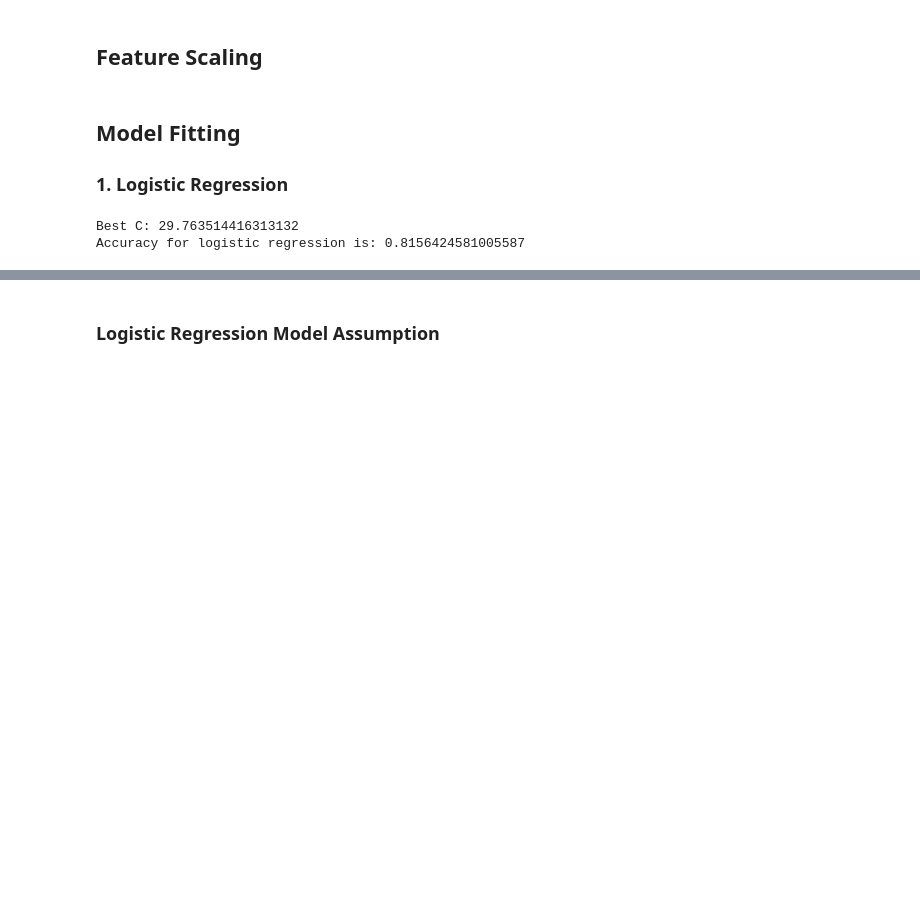
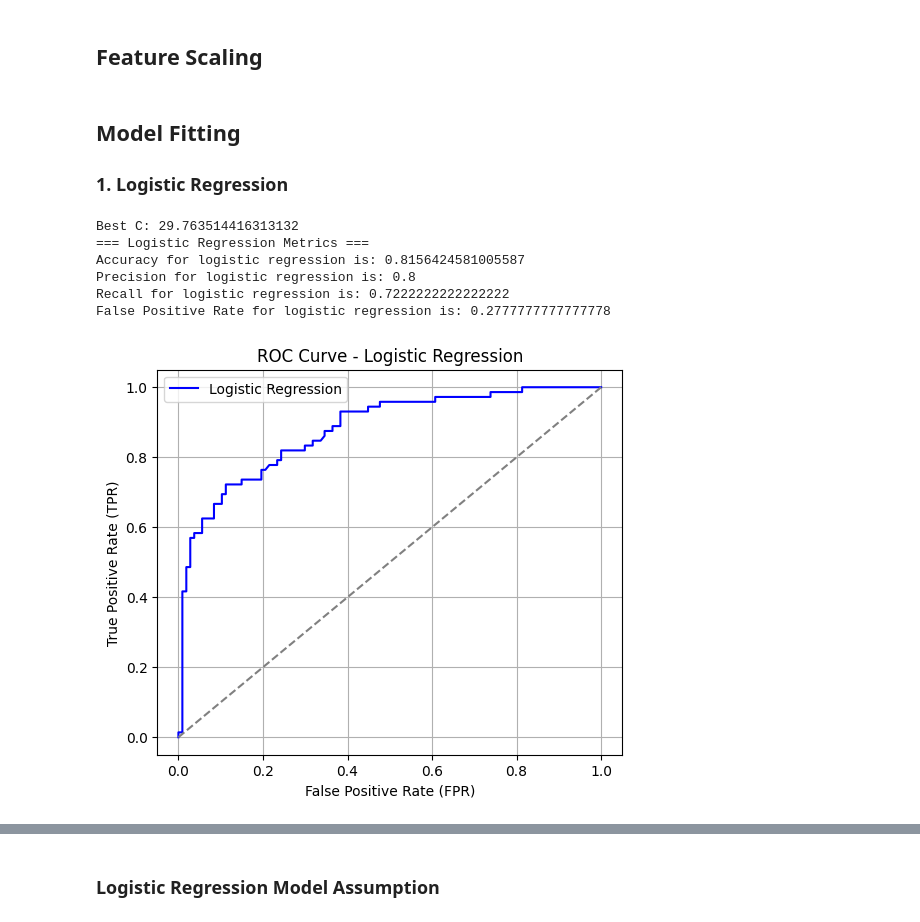
Before and after one commit to howiess/Competition, a Jupyter notebook: titanic.ipynb, the cells around one changed output, grey strips where cells are left out. Saved outputs shown, nothing was run; the diff lists cells and outputs as text; code cells hidden in the pictures; blank space fills up the shorter version.

Commit message:
added metric evaluations and visualizations

```diff
--- a/titanic.ipynb
+++ b/titanic.ipynb
@@ -127,7 +127,7 @@ df_test[scaling_col] = ss_scaler.fit_transform(df_test[scaling_col])
 # %%
 from sklearn.model_selection import train_test_split
 from sklearn.linear_model import LogisticRegressionCV
-from sklearn.metrics import accuracy_score
+from sklearn.metrics import accuracy_score, precision_score, recall_score, roc_curve, precision_recall_curve
 
 X = df_train.drop('Survived', axis=1)
 y = df_train['Survived']
@@ -143,7 +143,33 @@ lr_model = lr_model.fit(X_train, y_train)
 print(f"Best C: {lr_model.C_[0]}")
 
 y_pred = lr_model.predict(X_test)
+y_prob = lr_model.predict_proba(X_test)[:,1]
+
+fpr, tpr, _ = roc_curve(y_test, y_prob)
+precision_curve, recall_curve, _ = precision_recall_curve(y_test, y_prob)
+
+print(f"=== Logistic Regression Metrics ===")
 print(f'Accuracy for logistic regression is: {accuracy_score(y_test, y_pred)}')
+print(f'Precision for logistic regression is: {precision_score(y_test, y_pred)}')
+print(f'Recall for logistic regression is: {recall_score(y_test, y_pred)}')
+print(f'False Positive Rate for logistic regression is: {1-recall_score(y_test, y_pred)}')
 # %% [output]
 Best C: 29.763514416313132
+=== Logistic Regression Metrics ===
 Accuracy for logistic regression is: 0.8156424581005587
+Precision for logistic regression is: 0.8
+Recall for logistic regression is: 0.7222222222222222
+False Positive Rate for logistic regression is: 0.2777777777777778
+# %%
+# Plot ROC Curve
+plt.figure(figsize=(6, 5))
+plt.plot(fpr, tpr, label="Logistic Regression", color='blue')
+plt.plot([0, 1], [0, 1], linestyle="--", color="gray")
+plt.xlabel("False Positive Rate (FPR)")
+plt.ylabel("True Positive Rate (TPR)")
+plt.title("ROC Curve - Logistic Regression")
+plt.legend()
+plt.grid()
+plt.show()
+# %% [output]
+[figure, added]
```
Also changed, not shown: parts of 10 cells of this notebook.
